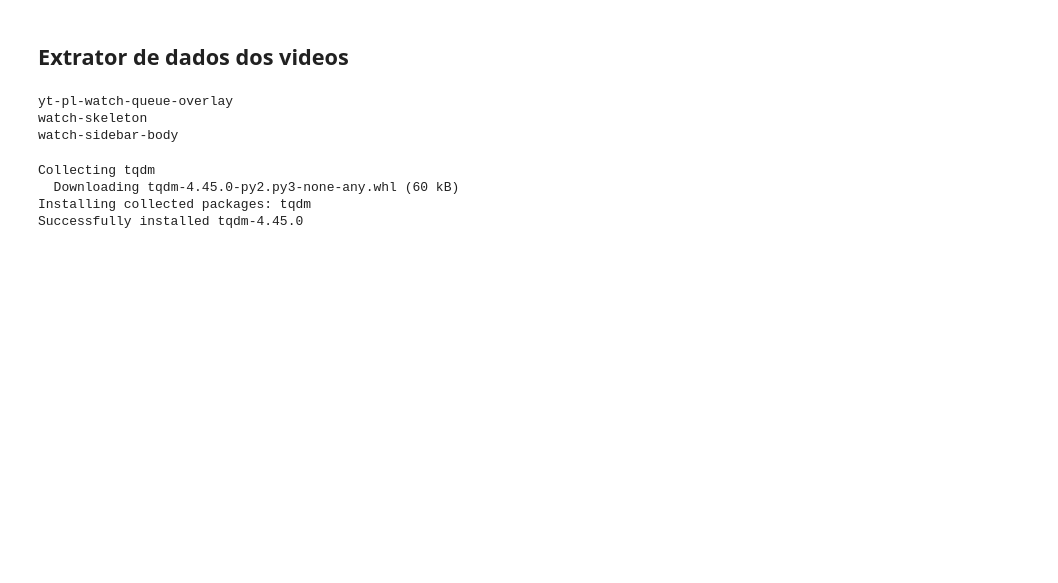
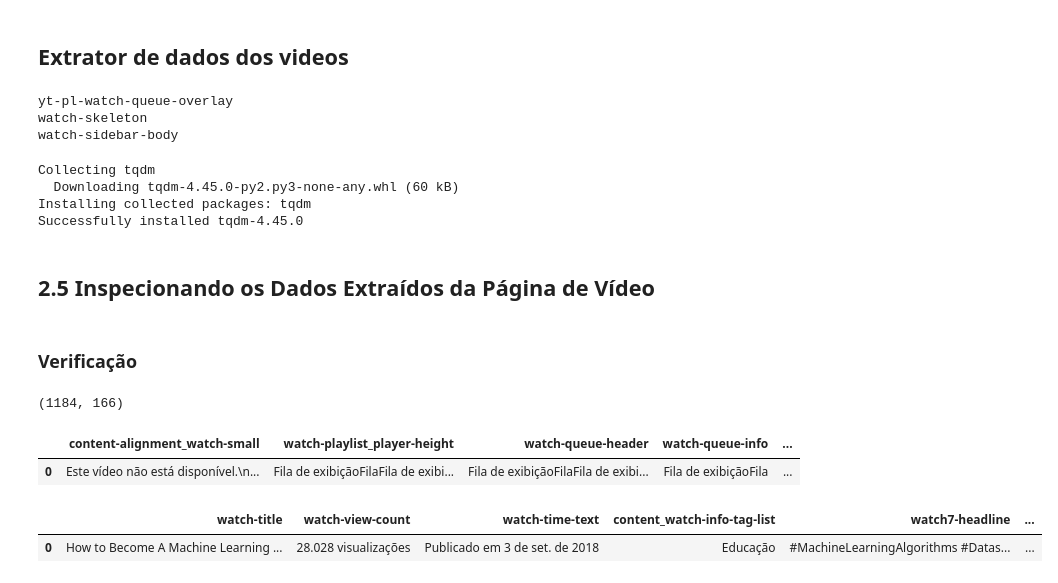
Before and after one commit to edduardus/Classificador_Video, a Jupyter notebook: Untitled.ipynb, the cells around one changed output. Saved outputs shown, nothing was run; the diff lists cells and outputs as text; code cells hidden in the pictures; blank space fills up the shorter version.

```diff
--- a/Untitled.ipynb
+++ b/Untitled.ipynb
@@ -141,3 +141,27 @@ Installing collected packages: tqdm
 Successfully installed tqdm-4.45.0
 # %%
 from tqdm.notebook import tqdm
+# %% [markdown]
+## 2.5 Inspecionando os Dados Extraídos da Página de Vídeo
+# %% [markdown]
+### Verificação
+# %%
+df=pd.read_json("parsed_video_info.json",lines=True) # lines=True ->Read the file as a json object per line.
+df.shape
+# %% [output]
+(1184, 166)
+# %%
+pd.set_option("display.max_columns",200)
+df.head(1)
+# %% [output]
+|  | content-alignment_watch-small | watch-playlist_player-height | watch-queue-header | watch-queue-info | ... |
+| 0 | Este vídeo não está disponível.\n... | Fila de exibiçãoFilaFila de exibi... | Fila de exibiçãoFilaFila de exibi... | Fila de exibiçãoFila | ... |
+# %%
+colunas_selecionadas = ['watch-title', 'watch-view-count', 'watch-time-text', 'content_watch-info-tag-list', 'watch7-headline',
+                    'watch7-user-header', 'watch8-sentiment-actions', "og:image", 'og:image:width', 'og:image:height',
+                    "og:description", "og:video:width", 'og:video:height', "og:video:tag", 'channel_link_0']
+# %%
+df[colunas_selecionadas].head(1)
+# %% [output]
+|  | watch-title | watch-view-count | watch-time-text | content_watch-info-tag-list | watch7-headline | ... |
+| 0 | How to Become A Machine Learning ... | 28.028 visualizações | Publicado em 3 de set. de 2018 | Educação | #MachineLearningAlgorithms #Datas... | ... |
```
Also changed, not shown: parts of 3 cells of this notebook, 3 other files.
